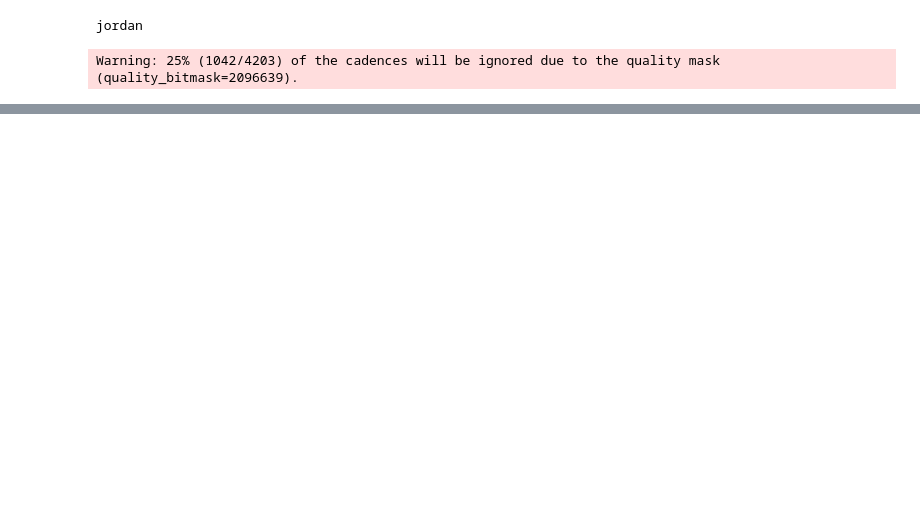
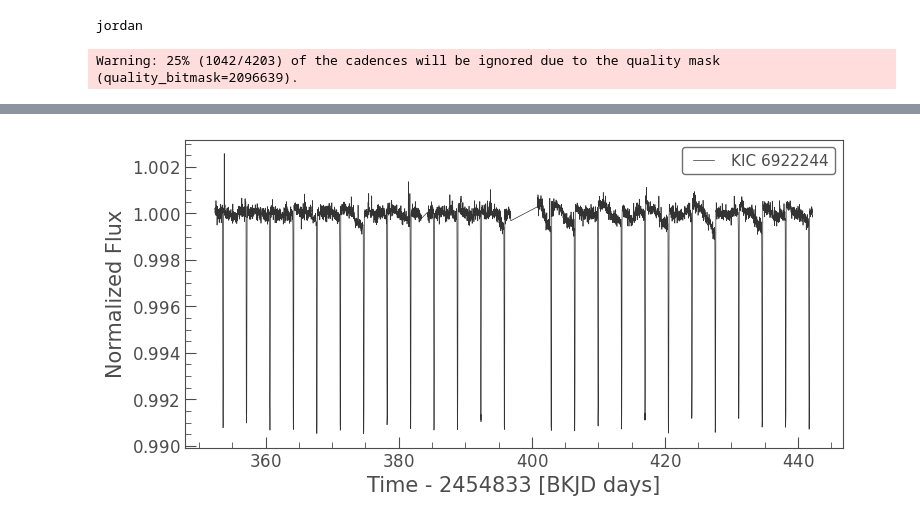
Before and after one commit to hammyzammy/exoplanet-detector, a Jupyter notebook: lightkurve.ipynb, the cells around one changed output, grey strips where cells are left out. Cells and saved outputs as stored; diff of their text form; code cells hidden in the pictures; blank space fills up the shorter version.

```diff
--- a/lightkurve.ipynb
+++ b/lightkurve.ipynb
@@ -13,0 +37,5 @@ pixelfile.plot(frame=1);
+# %%
+flat_lc = lc.flatten(window_length=401)
+flat_lc.plot();
+# %% [output]
+[figure, added]
```
Also changed, not shown: parts of 13 cells of this notebook.
